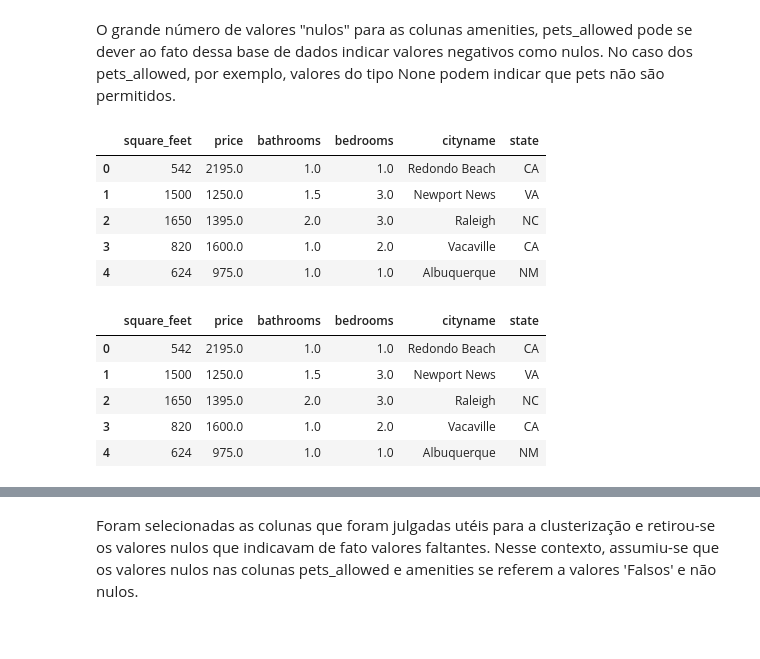
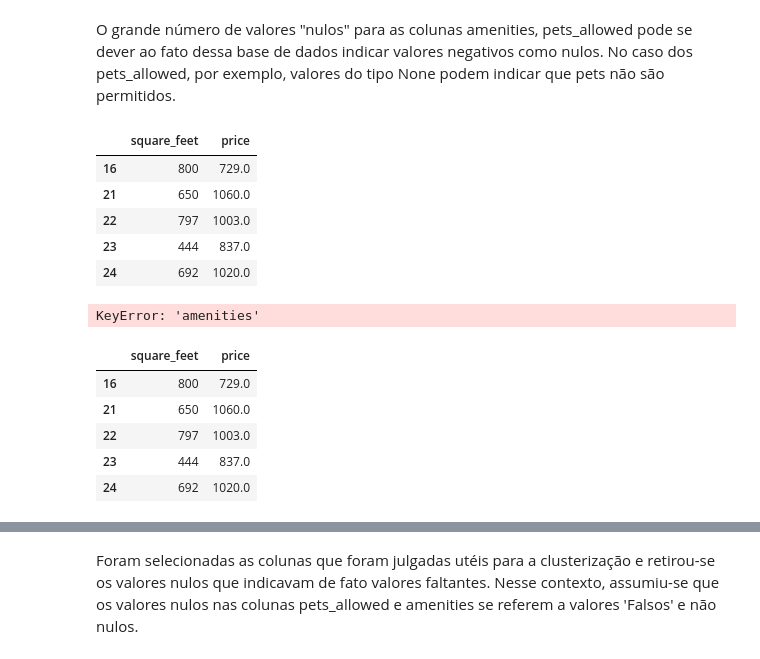
Before and after one commit to raularaju/Clustering_DM, a Jupyter notebook: TP_2_MdeD.ipynb, the cells around one changed output, grey strips where cells are left out. Cells and saved outputs as stored; diff of their text form; code cells hidden in the pictures.

```diff
--- a/TP_2_MdeD.ipynb
+++ b/TP_2_MdeD.ipynb
@@ -269,13 +291,37 @@ O grande número de valores "nulos" para as colunas amenities, pets_allowed pode
+# %%
+df_filtered = df[df['state'] == 'TX']
 # %%
 #df_filtered = df[['square_feet', 'price', 'bathrooms', 'bedrooms', 'pets_allowed', 'amenities', 'cityname', 'state', 'latitude', 'longitude']]
-#df_filtered = df[['square_feet', 'price', 'bathrooms', 'bedrooms', 'latitude', 'longitude']]
-#df_filtered = df[['square_feet', 'price', 'bathrooms', 'bedrooms']]
-df_filtered = df[['square_feet', 'price', 'bathrooms', 'bedrooms', 'cityname', 'state']]
+#df_filtered = df_filtered[['square_feet', 'price', 'bathrooms', 'bedrooms', 'latitude', 'longitude']]
+#df_filtered = df_filtered[['square_feet', 'price', 'bathrooms', 'bedrooms', 'amenities']]
+df_filtered= df_filtered[['square_feet', 'price']]
+#df_filtered = df[['square_feet', 'price', 'bathrooms', 'bedrooms', 'cityname', 'state']]
 df_filtered.head()
 # %% [output]
-|  | square_feet | price | bathrooms | bedrooms | cityname | state |
-| 0 | 542 | 2195.0 | 1.0 | 1.0 | Redondo Beach | CA |
-| 1 | 1500 | 1250.0 | 1.5 | 3.0 | Newport News | VA |
-| 2 | 1650 | 1395.0 | 2.0 | 3.0 | Raleigh | NC |
-| 3 | 820 | 1600.0 | 1.0 | 2.0 | Vacaville | CA |
-| 4 | 624 | 975.0 | 1.0 | 1.0 | Albuquerque | NM |
+|  | square_feet | price |
+| 16 | 800 | 729.0 |
+| 21 | 650 | 1060.0 |
+| 22 | 797 | 1003.0 |
+| 23 | 444 | 837.0 |
+| 24 | 692 | 1020.0 |
+# %%
+combined_amenities = ', '.join(df['amenities'].dropna())
+
+# Split the combined string by commas and create a list of words
+word_list = [word.strip() for word in combined_amenities.split(',')]
+
+# Get the unique words by converting the list to a set
+unique_words = set(word_list)
+
+# Function to count the number of unique words in the 'amenities' column
+def count_unique_words(amenities):
+    if type(amenities) is float and pd.isna(amenities):
+        return 0  # Set count to 0 when 'amenities' is NaN
+    words_in_amenities = set(amenities.split(','))  # Assuming amenities are comma-separated
+    count = len(unique_words.intersection(words_in_amenities))
+    return count
+
+# Apply the function to each row in the DataFrame and store the result in a new column
+df_filtered['amenities_count'] = df_filtered['amenities'].apply(count_unique_words)
+# %% [output]
+KeyError: 'amenities'
@@ -282,16 +331,18 @@ df_filtered.head()
 # %%
 # List of columns to check for null values
 #columns_to_check = ['bathrooms', 'bedrooms', 'price', 'cityname', 'state', 'latitude', 'longitude']
-columns_to_check = ['bathrooms', 'bedrooms', 'price', 'latitude', 'longitude']
-columns_to_check = ['bathrooms', 'bedrooms', 'price']
+#columns_to_check = ['bathrooms', 'bedrooms', 'price', 'latitude', 'longitude']
+#columns_to_check = ['bathrooms', 'bedrooms', 'price']
+columns_to_check = [ 'price']
+
 
 # Remove rows with null values in any of the specified columns
 df_filtered = df_filtered.dropna(subset=columns_to_check)
 df_filtered.head()
 # %% [output]
-|  | square_feet | price | bathrooms | bedrooms | cityname | state |
-| 0 | 542 | 2195.0 | 1.0 | 1.0 | Redondo Beach | CA |
-| 1 | 1500 | 1250.0 | 1.5 | 3.0 | Newport News | VA |
-| 2 | 1650 | 1395.0 | 2.0 | 3.0 | Raleigh | NC |
-| 3 | 820 | 1600.0 | 1.0 | 2.0 | Vacaville | CA |
-| 4 | 624 | 975.0 | 1.0 | 1.0 | Albuquerque | NM |
+|  | square_feet | price |
+| 16 | 800 | 729.0 |
+| 21 | 650 | 1060.0 |
+| 22 | 797 | 1003.0 |
+| 23 | 444 | 837.0 |
+| 24 | 692 | 1020.0 |
```
Also changed, not shown: parts of 24 cells of this notebook.
